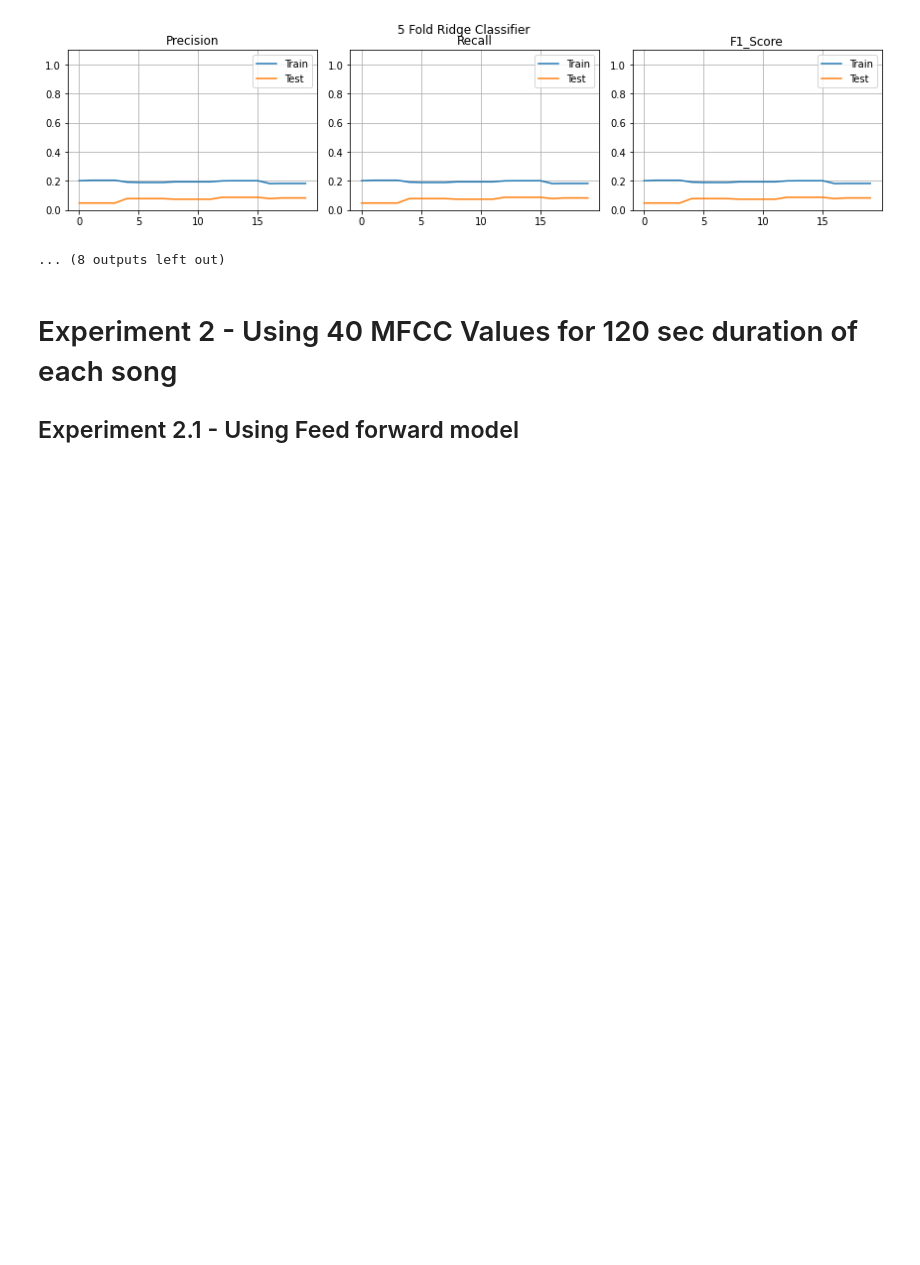
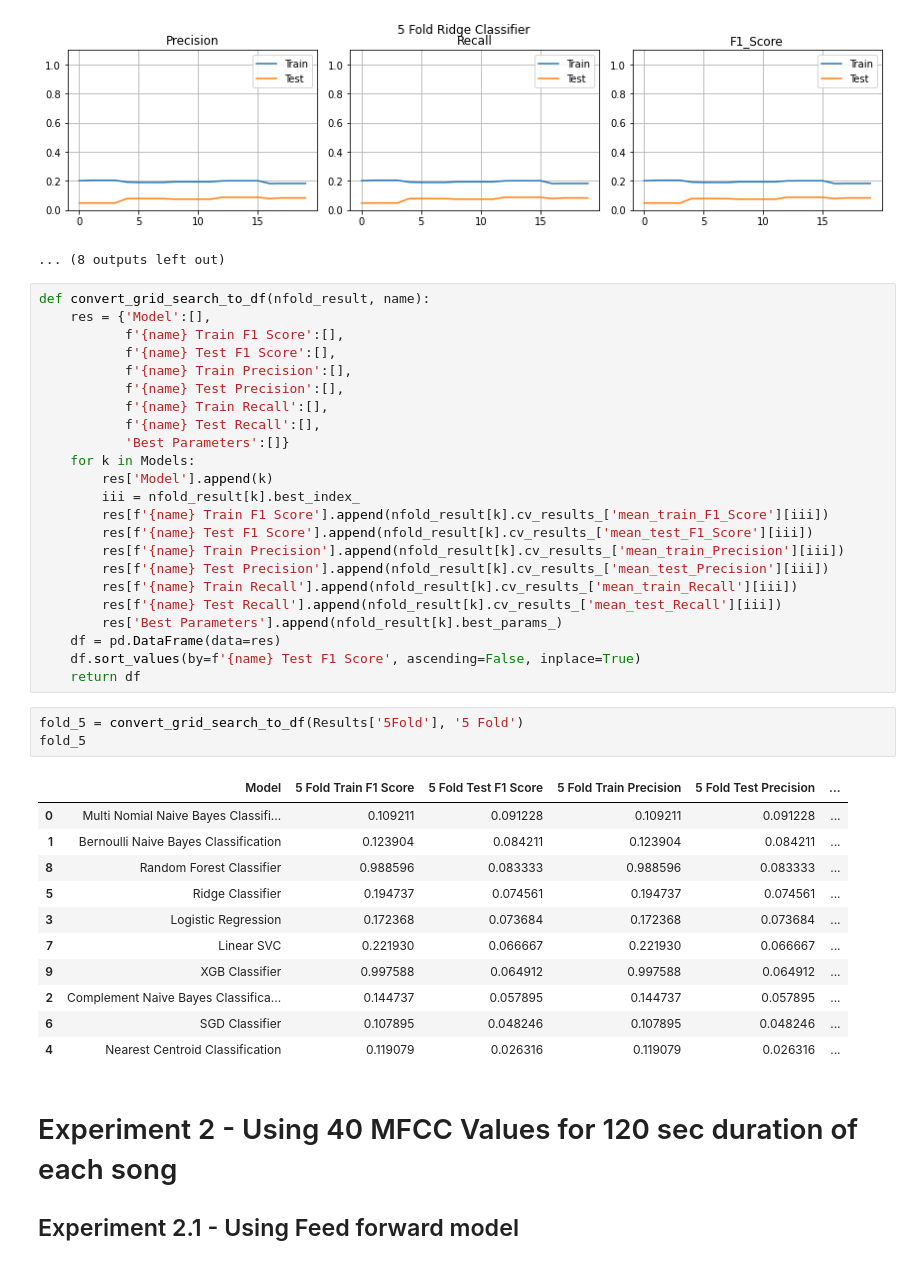
Before and after one commit to pradeep-miriyala/multi-modal-aud-nlp-models, a Jupyter notebook: notebooks/Raga Identification/Raga_Analysis_Experiments.ipynb, the cells around one changed output. Saved outputs shown, nothing was run; the diff lists cells and outputs as text; blank space fills up the shorter version.

```diff
--- a/notebooks/Raga Identification/Raga_Analysis_Experiments.ipynb
+++ b/notebooks/Raga Identification/Raga_Analysis_Experiments.ipynb
@@ -584,6 +588,44 @@ Model Ridge Classifier
 Mean F1 Score :  7.456140350877193 %
 [figure]
 ... (8 outputs left out)
+# %%
+def convert_grid_search_to_df(nfold_result, name):
+    res = {'Model':[],
+           f'{name} Train F1 Score':[],
+           f'{name} Test F1 Score':[],
+           f'{name} Train Precision':[],
+           f'{name} Test Precision':[],
+           f'{name} Train Recall':[],
+           f'{name} Test Recall':[],
+           'Best Parameters':[]}
+    for k in Models:
+        res['Model'].append(k)
+        iii = nfold_result[k].best_index_
+        res[f'{name} Train F1 Score'].append(nfold_result[k].cv_results_['mean_train_F1_Score'][iii])
+        res[f'{name} Test F1 Score'].append(nfold_result[k].cv_results_['mean_test_F1_Score'][iii])
+        res[f'{name} Train Precision'].append(nfold_result[k].cv_results_['mean_train_Precision'][iii])
+        res[f'{name} Test Precision'].append(nfold_result[k].cv_results_['mean_test_Precision'][iii])
+        res[f'{name} Train Recall'].append(nfold_result[k].cv_results_['mean_train_Recall'][iii])
+        res[f'{name} Test Recall'].append(nfold_result[k].cv_results_['mean_test_Recall'][iii])
+        res['Best Parameters'].append(nfold_result[k].best_params_)
+    df = pd.DataFrame(data=res)
+    df.sort_values(by=f'{name} Test F1 Score', ascending=False, inplace=True)
+    return df
+# %%
+fold_5 = convert_grid_search_to_df(Results['5Fold'], '5 Fold')
+fold_5
+# %% [output]
+|  | Model | 5 Fold Train F1 Score | 5 Fold Test F1 Score | 5 Fold Train Precision | 5 Fold Test Precision | ... |
+| 0 | Multi Nomial Naive Bayes Classifi... | 0.109211 | 0.091228 | 0.109211 | 0.091228 | ... |
+| 1 | Bernoulli Naive Bayes Classification | 0.123904 | 0.084211 | 0.123904 | 0.084211 | ... |
+| 8 | Random Forest Classifier | 0.988596 | 0.083333 | 0.988596 | 0.083333 | ... |
+| 5 | Ridge Classifier | 0.194737 | 0.074561 | 0.194737 | 0.074561 | ... |
+| 3 | Logistic Regression | 0.172368 | 0.073684 | 0.172368 | 0.073684 | ... |
+| 7 | Linear SVC | 0.221930 | 0.066667 | 0.221930 | 0.066667 | ... |
+| 9 | XGB Classifier | 0.997588 | 0.064912 | 0.997588 | 0.064912 | ... |
+| 2 | Complement Naive Bayes Classifica... | 0.144737 | 0.057895 | 0.144737 | 0.057895 | ... |
+| 6 | SGD Classifier | 0.107895 | 0.048246 | 0.107895 | 0.048246 | ... |
+| 4 | Nearest Centroid Classification | 0.119079 | 0.026316 | 0.119079 | 0.026316 | ... |
 # %% [markdown]
 # Experiment 2 - Using 40 MFCC Values for 120 sec duration of each song
 ## Experiment 2.1 - Using Feed forward model
```
Also changed, not shown: parts of 13 cells of this notebook.
